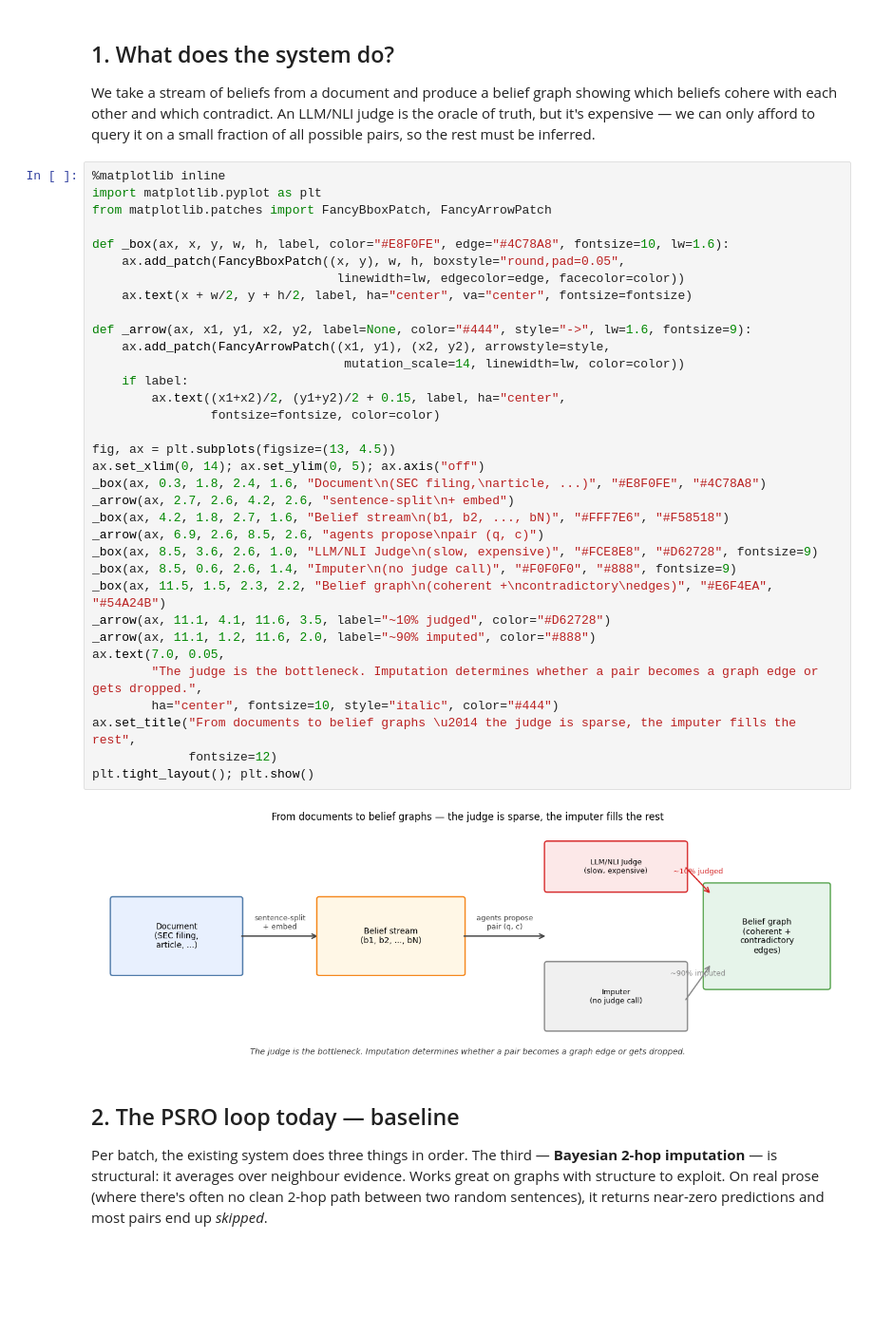
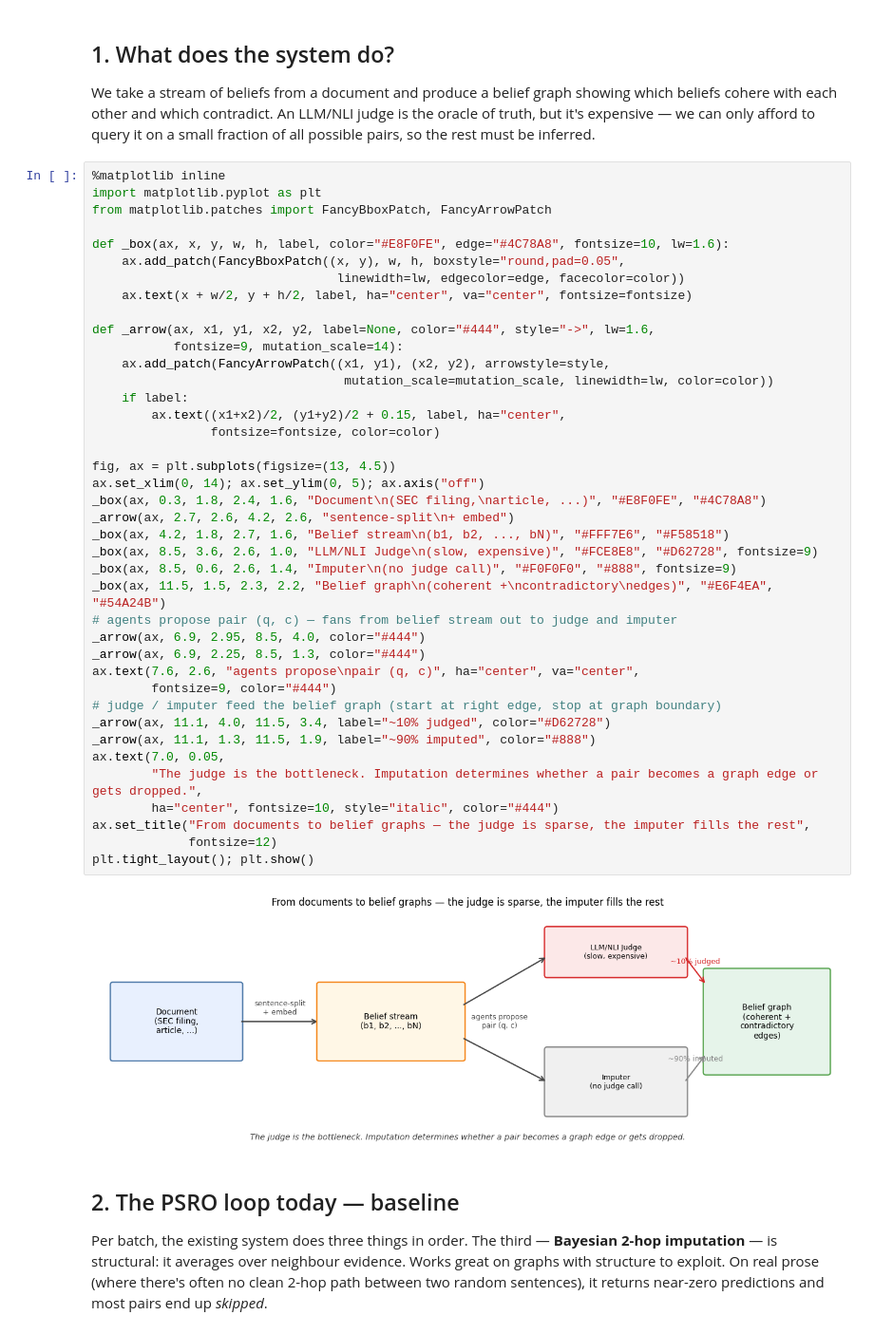
Before and after one commit to Haridhanu/belief_activation, a Jupyter notebook: demo_tgn.ipynb, the cells around one changed output. Shown at 95% size. Saved outputs shown, nothing was run; the diff lists cells and outputs as text; blank space fills up the shorter version.

```diff
--- a/demo_tgn.ipynb
+++ b/demo_tgn.ipynb
@@ -17,39 +17,45 @@ We take a stream of beliefs from a document and produce a belief graph showing w
 # %%
 %matplotlib inline
 import matplotlib.pyplot as plt
 from matplotlib.patches import FancyBboxPatch, FancyArrowPatch
 
 def _box(ax, x, y, w, h, label, color="#E8F0FE", edge="#4C78A8", fontsize=10, lw=1.6):
     ax.add_patch(FancyBboxPatch((x, y), w, h, boxstyle="round,pad=0.05",
                                  linewidth=lw, edgecolor=edge, facecolor=color))
     ax.text(x + w/2, y + h/2, label, ha="center", va="center", fontsize=fontsize)
 
-def _arrow(ax, x1, y1, x2, y2, label=None, color="#444", style="->", lw=1.6, fontsize=9):
+def _arrow(ax, x1, y1, x2, y2, label=None, color="#444", style="->", lw=1.6,
+           fontsize=9, mutation_scale=14):
     ax.add_patch(FancyArrowPatch((x1, y1), (x2, y2), arrowstyle=style,
-                                  mutation_scale=14, linewidth=lw, color=color))
+                                  mutation_scale=mutation_scale, linewidth=lw, color=color))
     if label:
         ax.text((x1+x2)/2, (y1+y2)/2 + 0.15, label, ha="center",
                 fontsize=fontsize, color=color)
 
 fig, ax = plt.subplots(figsize=(13, 4.5))
 ax.set_xlim(0, 14); ax.set_ylim(0, 5); ax.axis("off")
 _box(ax, 0.3, 1.8, 2.4, 1.6, "Document\n(SEC filing,\narticle, ...)", "#E8F0FE", "#4C78A8")
 _arrow(ax, 2.7, 2.6, 4.2, 2.6, "sentence-split\n+ embed")
 _box(ax, 4.2, 1.8, 2.7, 1.6, "Belief stream\n(b1, b2, ..., bN)", "#FFF7E6", "#F58518")
-_arrow(ax, 6.9, 2.6, 8.5, 2.6, "agents propose\npair (q, c)")
 _box(ax, 8.5, 3.6, 2.6, 1.0, "LLM/NLI Judge\n(slow, expensive)", "#FCE8E8", "#D62728", fontsize=9)
 _box(ax, 8.5, 0.6, 2.6, 1.4, "Imputer\n(no judge call)", "#F0F0F0", "#888", fontsize=9)
 _box(ax, 11.5, 1.5, 2.3, 2.2, "Belief graph\n(coherent +\ncontradictory\nedges)", "#E6F4EA", "#54A24B")
-_arrow(ax, 11.1, 4.1, 11.6, 3.5, label="~10% judged", color="#D62728")
-_arrow(ax, 11.1, 1.2, 11.6, 2.0, label="~90% imputed", color="#888")
+# agents propose pair (q, c) — fans from belief stream out to judge and imputer
+_arrow(ax, 6.9, 2.95, 8.5, 4.0, color="#444")
+_arrow(ax, 6.9, 2.25, 8.5, 1.3, color="#444")
+ax.text(7.6, 2.6, "agents propose\npair (q, c)", ha="center", va="center",
+        fontsize=9, color="#444")
+# judge / imputer feed the belief graph (start at right edge, stop at graph boundary)
+_arrow(ax, 11.1, 4.0, 11.5, 3.4, label="~10% judged", color="#D62728")
+_arrow(ax, 11.1, 1.3, 11.5, 1.9, label="~90% imputed", color="#888")
 ax.text(7.0, 0.05,
         "The judge is the bottleneck. Imputation determines whether a pair becomes a graph edge or gets dropped.",
         ha="center", fontsize=10, style="italic", color="#444")
-ax.set_title("From documents to belief graphs \u2014 the judge is sparse, the imputer fills the rest",
+ax.set_title("From documents to belief graphs — the judge is sparse, the imputer fills the rest",
              fontsize=12)
 plt.tight_layout(); plt.show()
 # %% [output]
-[figure, old version]
+[figure, new version]
 # %% [markdown]
 ## 2. The PSRO loop today — baseline
 
```
Also changed, not shown: parts of 12 cells of this notebook.
